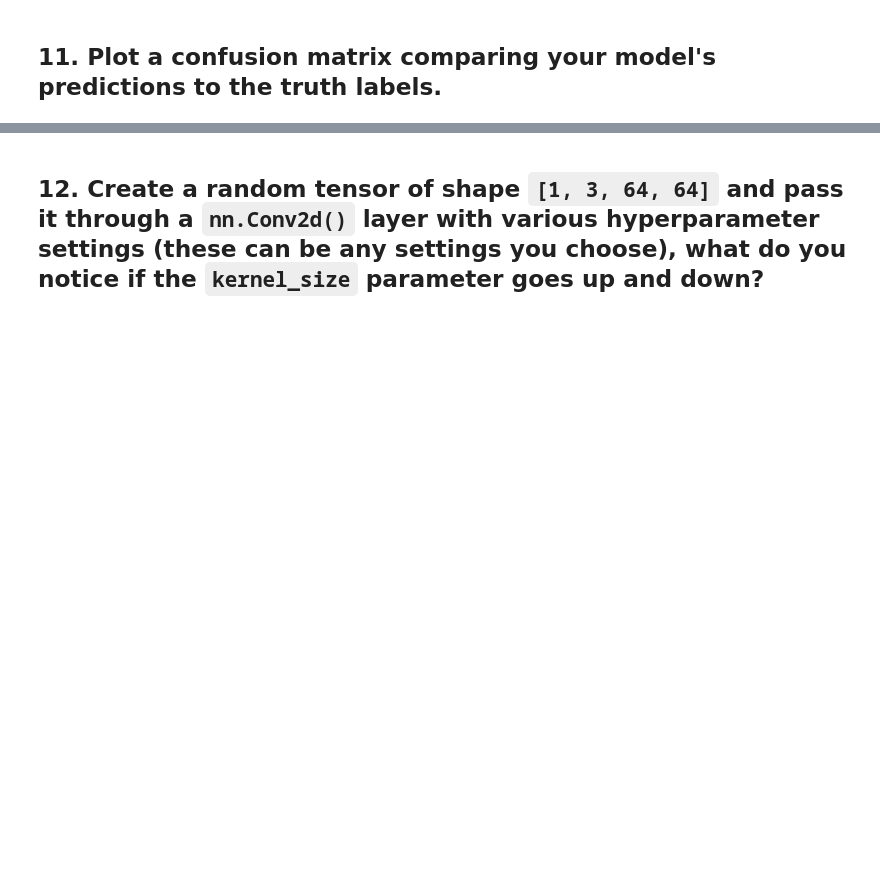
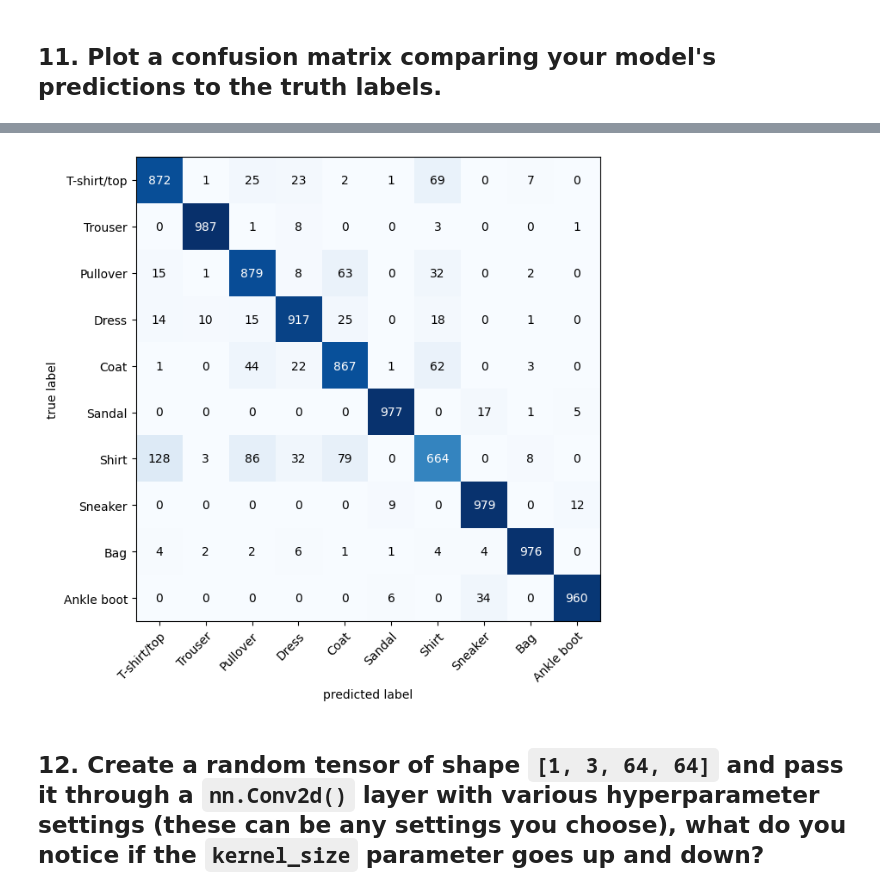
Before and after one commit to gabyew/zero-to-mastery-pytorch, a Jupyter notebook: 03_pytorch_computer_vision_exercises.ipynb, the cells around one changed output, grey strips where cells are left out. Drawn from its saved outputs; the diff is of its cells as text; code cells hidden in the pictures; blank space fills up the shorter version.

```diff
--- a/03_pytorch_computer_vision_exercises.ipynb
+++ b/03_pytorch_computer_vision_exercises.ipynb
@@ -153,2 +316,27 @@ def train_model(model, data_loader, loss_fn, optimizer, acc_fn, device):
 # %% [markdown]
 ## 11. Plot a confusion matrix comparing your model's predictions to the truth labels.
+# %%
+# Import tqdm for progress bar
+from tqdm.auto import tqdm
+
+# 1. Make predictions with trained model and collect targets simultaneously
+y_preds = []
+y_targets = [] # Nous collectons les vraies étiquettes dans le même ordre mélangé
+
+model_2.eval()
+with torch.inference_mode():
+  for X, y in tqdm(test_dataloader, desc="Making predictions"):
+    # Send data and targets to target device
+    X, y = X.to(device), y.to(device)
+    # Do the forward pass
+    y_logit = model_2(X)
+    # Turn predictions from logits -> prediction probabilities -> predictions labels
+    y_pred = torch.softmax(y_logit, dim=1).argmax(dim=1)
+
+    # Put predictions and targets on CPU for evaluation
+    y_preds.append(y_pred.cpu())
+    y_targets.append(y.cpu())
+
+# Concatenate list of predictions and targets into tensors
+y_pred_tensor = torch.cat(y_preds)
+test_targets_tensor = torch.cat(y_targets)
@@ -155,3 +361,21 @@ def train_model(model, data_loader, loss_fn, optimizer, acc_fn, device):
+# %%
+from torchmetrics import ConfusionMatrix
+from mlxtend.plotting import plot_confusion_matrix
+
+class_names = train_data.classes
+
+# Utiliser test_targets_tensor à la place de test_data.targets
+confmat = ConfusionMatrix(num_classes=len(class_names), task='multiclass')
+confmat_tensor = confmat(preds=y_pred_tensor,
+                         target=test_targets_tensor)
+
+fig, ax = plot_confusion_matrix(
+    conf_mat=confmat_tensor.numpy(), # matplotlib likes working with NumPy
+    class_names=class_names, # turn the row and column labels into class names
+    figsize=(10, 7)
+);
+# %% [output]
+[figure, added]
 # %% [markdown]
 ## 12. Create a random tensor of shape `[1, 3, 64, 64]` and pass it through a `nn.Conv2d()` layer with various hyperparameter settings (these can be any settings you choose), what do you notice if the `kernel_size` parameter goes up and down?
 # %% [markdown]
```
Also changed, not shown: parts of 10 cells of this notebook.
